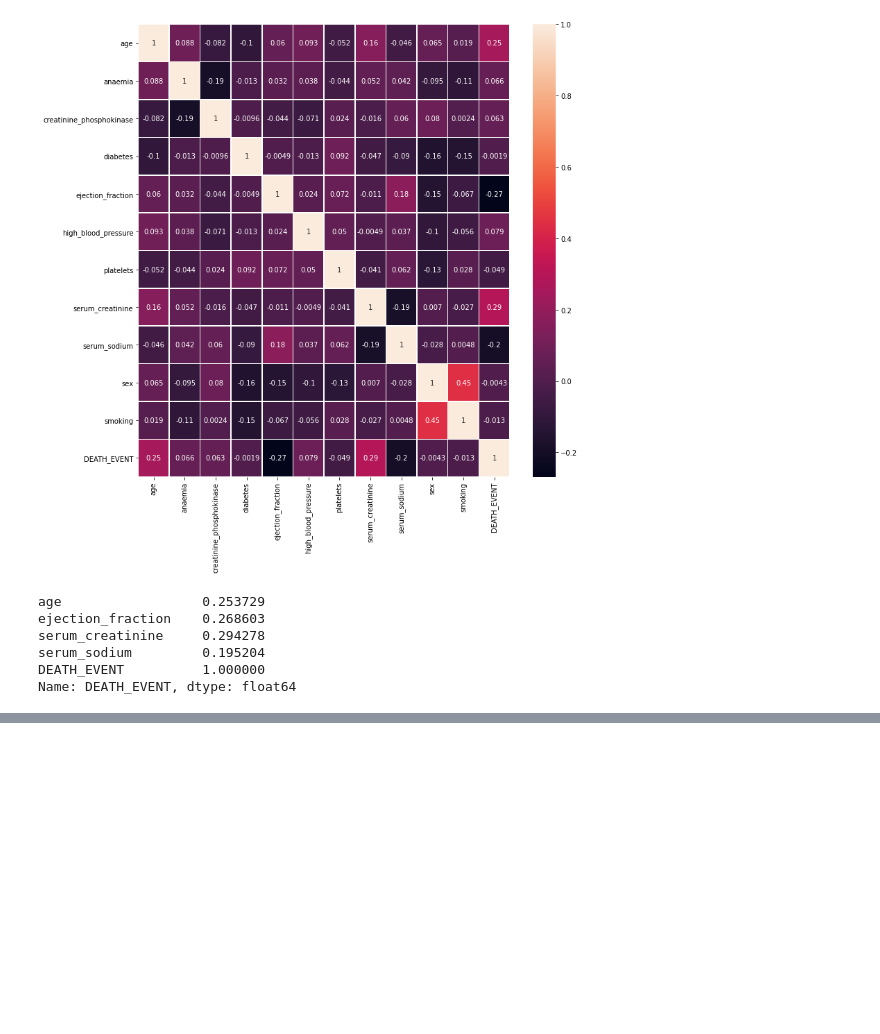
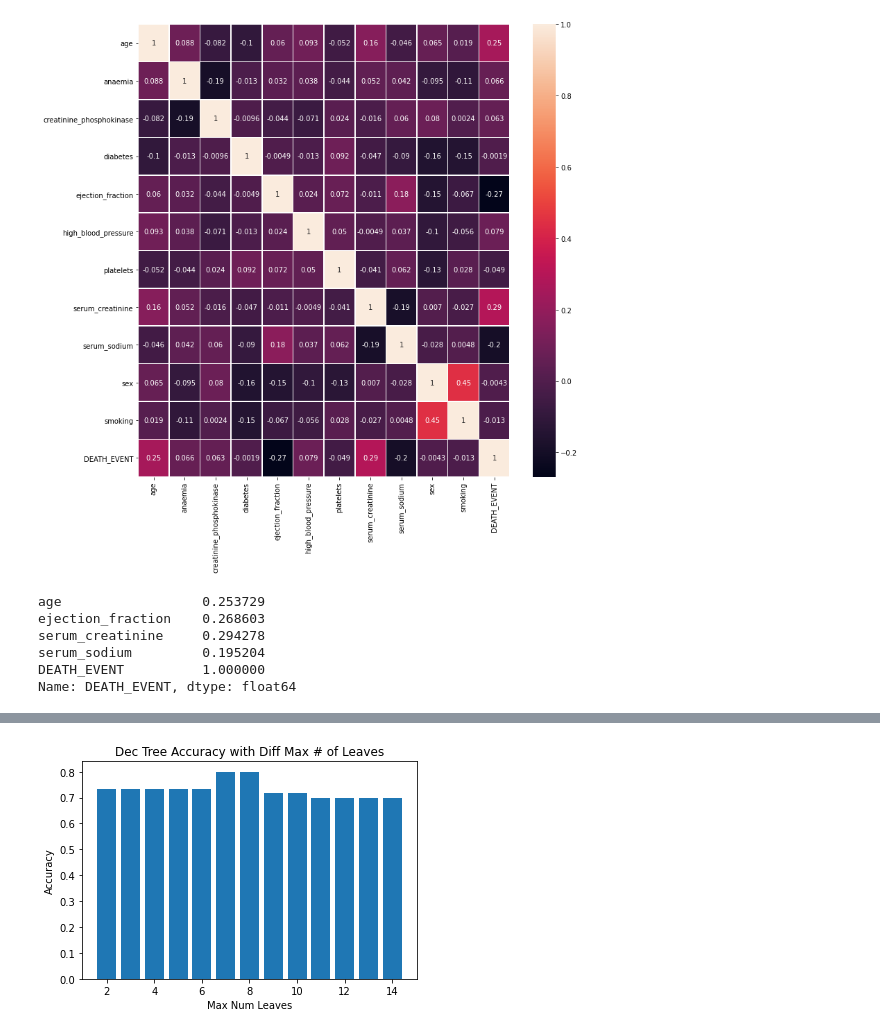
Before and after one commit to jrothbe3/Heart-Failure-Prediction, a Jupyter notebook: notebook.ipynb, the cells around one changed output, grey strips where cells are left out. Drawn from its saved outputs; the diff is of its cells as text; code cells hidden in the pictures; blank space fills up the shorter version.

Commit message:
added decision tree classifier for features 1 and 2

```diff
--- a/notebook.ipynb
+++ b/notebook.ipynb
@@ -91,2 +91,27 @@ features2x = ds.iloc[:, [0, 4, 7]].values #select ejection_fraction, serum_creat
 
 features2y = ds.iloc[:,-1].values # 'DEATH_EVENT'
+# %%
+#split data into training and test set for features 1 (ejection_fraction, serum_creatinine, serum sodium and age)
+from sklearn.model_selection import train_test_split
+x_train, x_test, y_train, y_test = train_test_split(features1x, features1y, test_size=0.2, random_state=2)
+# %%
+#Decision Tree Classifier for first set of features: Features 1
+from sklearn.tree import DecisionTreeClassifier
+from sklearn.metrics import confusion_matrix,accuracy_score, plot_confusion_matrix
+#lets find out the optimum max num leaf nodes
+accuracies = []
+for num_leaves in range(2,15):
+    dec_tree_classifier = DecisionTreeClassifier(max_leaf_nodes=num_leaves, random_state=0, criterion='entropy')
+    dec_tree_classifier.fit(x_train, y_train)
+    prediction = dec_tree_classifier.predict(x_test)
+    acc_score = accuracy_score(y_test, prediction)
+    accuracies.append(acc_score)
+num_leaves = [2,3,4,5,6,7,8,9,10,11,12,13,14]
+plt.bar(num_leaves, accuracies)
+plt.xlabel("Max Num Leaves")
+plt.ylabel("Accuracy")
+plt.title("Dec Tree Accuracy with Diff Max # of Leaves")
+plt.show()
+#We see max leaves == 7 or 8
+# %% [output]
+[figure, added]
```
Also changed, not shown: parts of 6 cells of this notebook.
